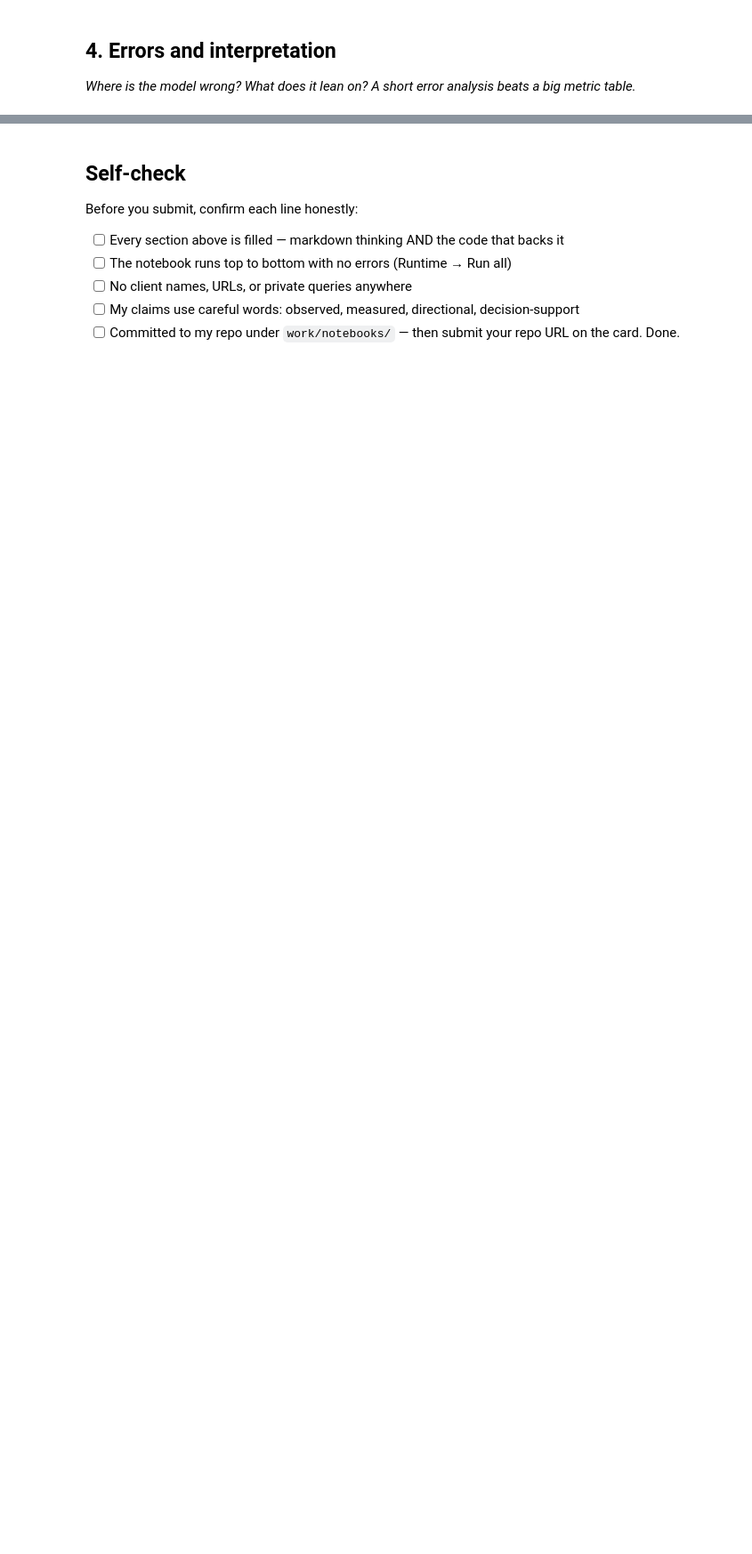
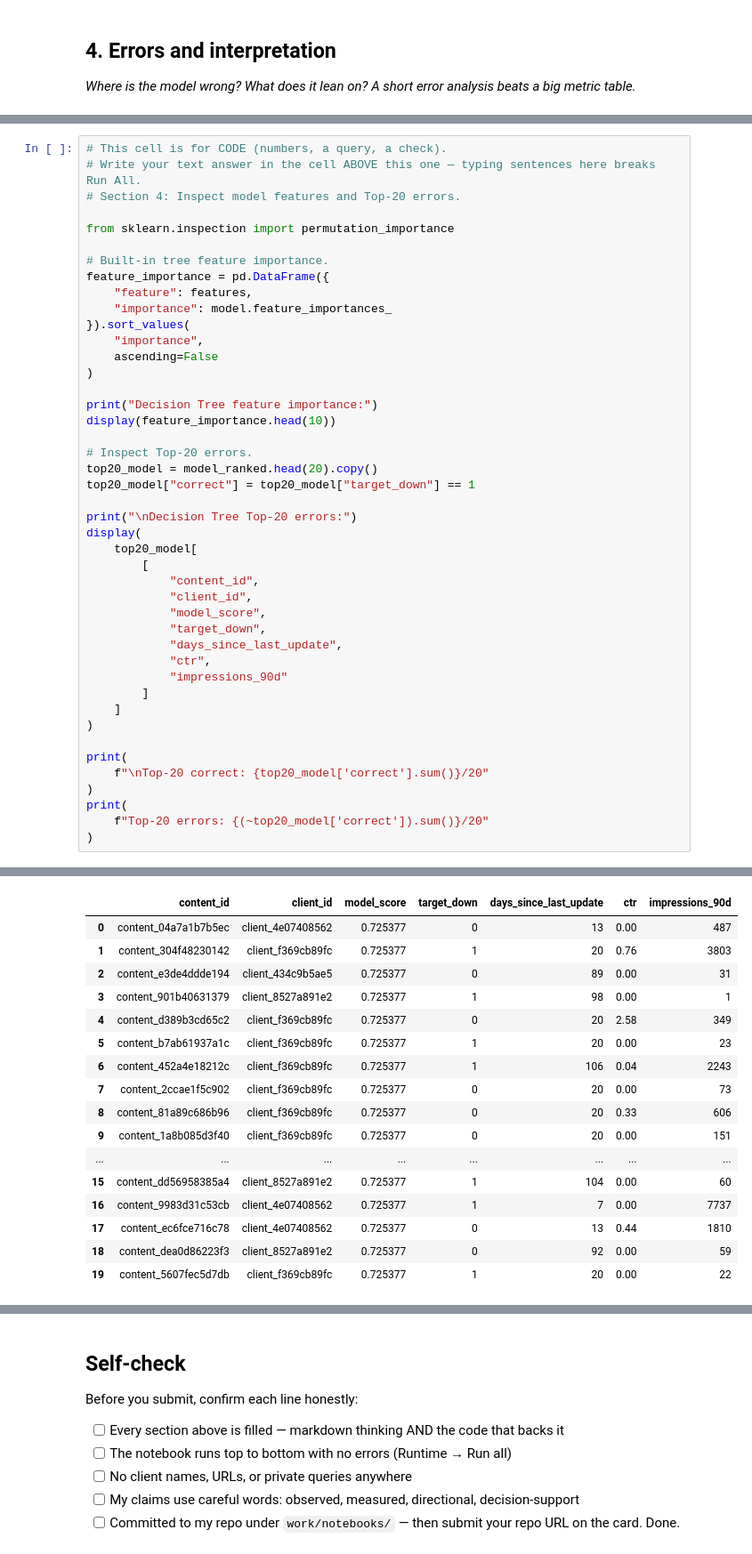
Before and after one commit to Asadnaeem23/flyrank-ml-internship, a Jupyter notebook: work/notebooks/w05_model.ipynb, the cells around one changed output, grey strips where cells are left out. Shown at 89% size. Cells and saved outputs as stored; diff of their text form; blank space fills up the shorter version.

Commit message:
Complete ML-08 capstone modeling"

```diff
--- a/work/notebooks/w05_model.ipynb
+++ b/work/notebooks/w05_model.ipynb
@@ -36,0 +372,45 @@ This skeleton is yours to fill. Work the sections **in order** — each one has
+# %%
+# This cell is for CODE (numbers, a query, a check).
+# Write your text answer in the cell ABOVE this one — typing sentences here breaks Run All.
+# Section 4: Inspect model features and Top-20 errors.
+
+from sklearn.inspection import permutation_importance
+
+# Built-in tree feature importance.
+feature_importance = pd.DataFrame({
+    "feature": features,
+    "importance": model.feature_importances_
+}).sort_values(
+    "importance",
+    ascending=False
+)
+
+print("Decision Tree feature importance:")
+display(feature_importance.head(10))
+
+# Inspect Top-20 errors.
+top20_model = model_ranked.head(20).copy()
+top20_model["correct"] = top20_model["target_down"] == 1
+
+print("\nDecision Tree Top-20 errors:")
+display(
+    top20_model[
+        [
+            "content_id",
+            "client_id",
+            "model_score",
+            "target_down",
+            "days_since_last_update",
+            "ctr",
+            "impressions_90d"
+        ]
+    ]
+)
+
+print(
+    f"\nTop-20 correct: {top20_model['correct'].sum()}/20"
+)
+print(
+    f"Top-20 errors: {(~top20_model['correct']).sum()}/20"
+)
+# %% [output]
@@ -36,0 +430,17 @@ This skeleton is yours to fill. Work the sections **in order** — each one has
+|  | content_id | client_id | model_score | target_down | days_since_last_update | ctr | impressions_90d |
+| 0 | content_04a7a1b7b5ec | client_4e07408562 | 0.725377 | 0 | 13 | 0.00 | 487 |
+| 1 | content_304f48230142 | client_f369cb89fc | 0.725377 | 1 | 20 | 0.76 | 3803 |
+| 2 | content_e3de4ddde194 | client_434c9b5ae5 | 0.725377 | 0 | 89 | 0.00 | 31 |
+| 3 | content_901b40631379 | client_8527a891e2 | 0.725377 | 1 | 98 | 0.00 | 1 |
+| 4 | content_d389b3cd65c2 | client_f369cb89fc | 0.725377 | 0 | 20 | 2.58 | 349 |
+| 5 | content_b7ab61937a1c | client_f369cb89fc | 0.725377 | 1 | 20 | 0.00 | 23 |
+| 6 | content_452a4e18212c | client_f369cb89fc | 0.725377 | 1 | 106 | 0.04 | 2243 |
+| 7 | content_2ccae1f5c902 | client_f369cb89fc | 0.725377 | 0 | 20 | 0.00 | 73 |
+| 8 | content_81a89c686b96 | client_f369cb89fc | 0.725377 | 0 | 20 | 0.33 | 606 |
+| 9 | content_1a8b085d3f40 | client_f369cb89fc | 0.725377 | 0 | 20 | 0.00 | 151 |
+| ... | ... | ... | ... | ... | ... | ... | ... |
+| 15 | content_dd56958385a4 | client_8527a891e2 | 0.725377 | 1 | 104 | 0.00 | 60 |
+| 16 | content_9983d31c53cb | client_4e07408562 | 0.725377 | 1 | 7 | 0.00 | 7737 |
+| 17 | content_ec6fce716c78 | client_4e07408562 | 0.725377 | 0 | 13 | 0.44 | 1810 |
+| 18 | content_dea0d86223f3 | client_8527a891e2 | 0.725377 | 0 | 92 | 0.00 | 59 |
+| 19 | content_5607fec5d7db | client_f369cb89fc | 0.725377 | 1 | 20 | 0.00 | 22 |
```
Also changed, not shown: parts of 14 cells of this notebook.
